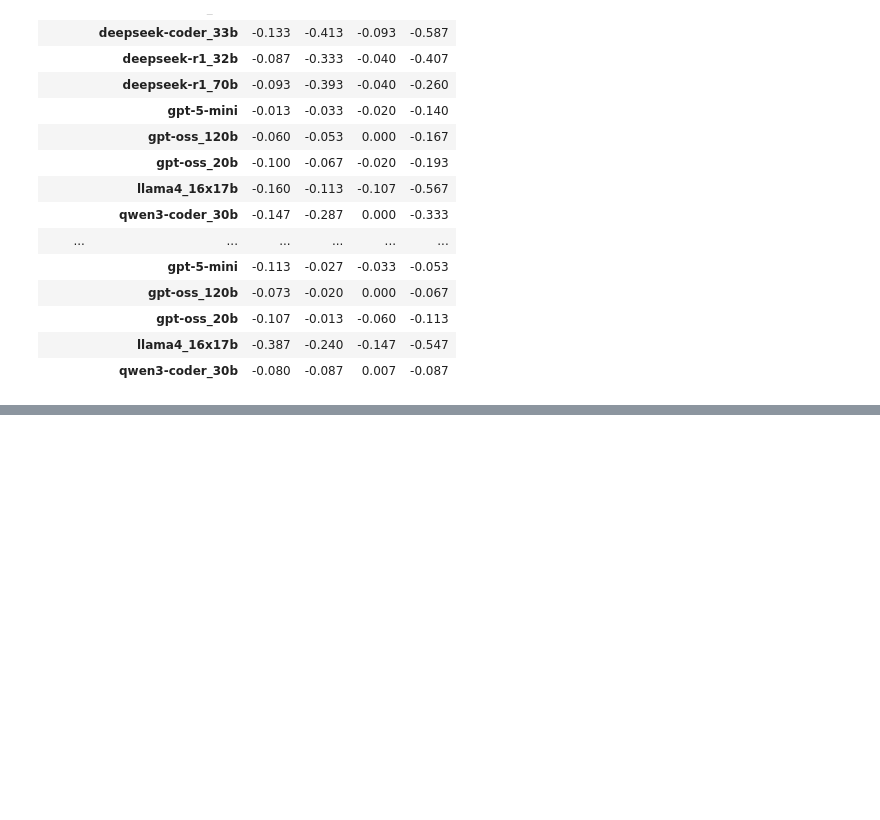
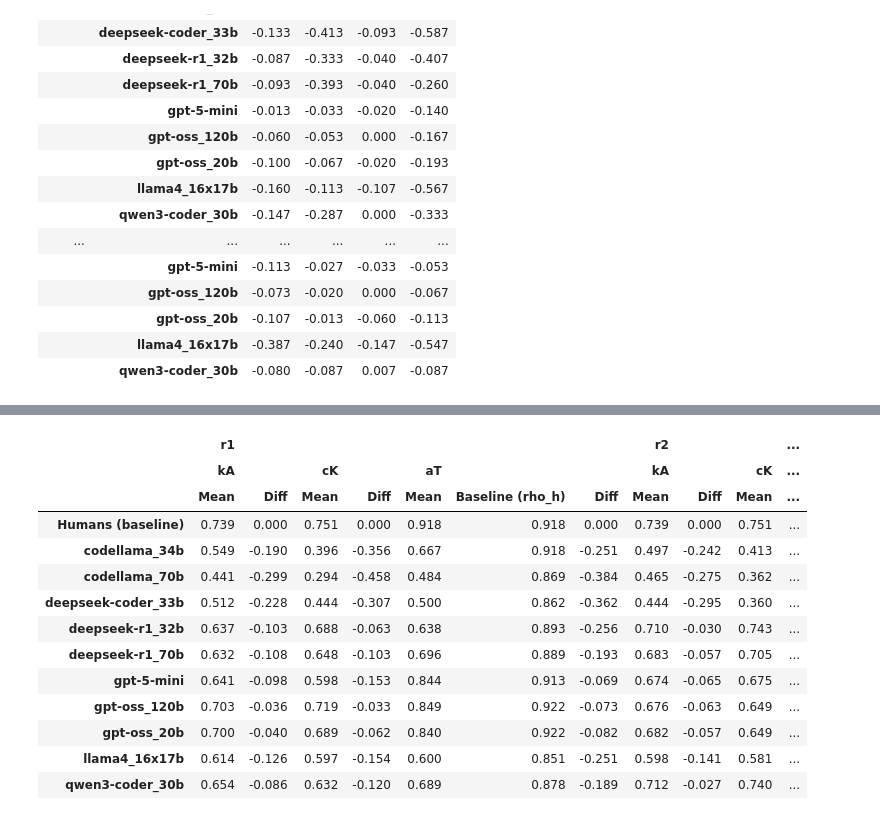
Before and after one commit to Maes95/llm-commit-classification, a Jupyter notebook: analysis/disagreement_analysis.ipynb, the cells around one changed output, grey strips where cells are left out. Drawn from its saved outputs; the diff is of its cells as text; code cells hidden in the pictures; blank space fills up the shorter version.

Commit message:
Add tables with combined categories

```diff
--- a/analysis/disagreement_analysis.ipynb
+++ b/analysis/disagreement_analysis.ipynb
@@ -1302,0 +1622,21 @@ AT_DIFF by label
+# %%
+(
+    combined_merged.style
+    .apply(style_combined, axis=None)
+    .format("{:.3f}", na_rep="—")
+)
+# %% [output]
+|  | r1 |  |  |  |  |  |  | r2 |  |  | ... |
+|  | kA |  | cK |  | aT |  |  | kA |  | cK | ... |
+|  | Mean | Diff | Mean | Diff | Mean | Baseline (rho_h) | Diff | Mean | Diff | Mean | ... |
+| Humans (baseline) | 0.739 | 0.000 | 0.751 | 0.000 | 0.918 | 0.918 | 0.000 | 0.739 | 0.000 | 0.751 | ... |
+| codellama_34b | 0.549 | -0.190 | 0.396 | -0.356 | 0.667 | 0.918 | -0.251 | 0.497 | -0.242 | 0.413 | ... |
+| codellama_70b | 0.441 | -0.299 | 0.294 | -0.458 | 0.484 | 0.869 | -0.384 | 0.465 | -0.275 | 0.362 | ... |
+| deepseek-coder_33b | 0.512 | -0.228 | 0.444 | -0.307 | 0.500 | 0.862 | -0.362 | 0.444 | -0.295 | 0.360 | ... |
+| deepseek-r1_32b | 0.637 | -0.103 | 0.688 | -0.063 | 0.638 | 0.893 | -0.256 | 0.710 | -0.030 | 0.743 | ... |
+| deepseek-r1_70b | 0.632 | -0.108 | 0.648 | -0.103 | 0.696 | 0.889 | -0.193 | 0.683 | -0.057 | 0.705 | ... |
+| gpt-5-mini | 0.641 | -0.098 | 0.598 | -0.153 | 0.844 | 0.913 | -0.069 | 0.674 | -0.065 | 0.675 | ... |
+| gpt-oss_120b | 0.703 | -0.036 | 0.719 | -0.033 | 0.849 | 0.922 | -0.073 | 0.676 | -0.063 | 0.649 | ... |
+| gpt-oss_20b | 0.700 | -0.040 | 0.689 | -0.062 | 0.840 | 0.922 | -0.082 | 0.682 | -0.057 | 0.649 | ... |
+| llama4_16x17b | 0.614 | -0.126 | 0.597 | -0.154 | 0.600 | 0.851 | -0.251 | 0.598 | -0.141 | 0.581 | ... |
+| qwen3-coder_30b | 0.654 | -0.086 | 0.632 | -0.120 | 0.689 | 0.878 | -0.189 | 0.712 | -0.027 | 0.740 | ... |
```
Also changed, not shown: parts of 22 cells of this notebook.
